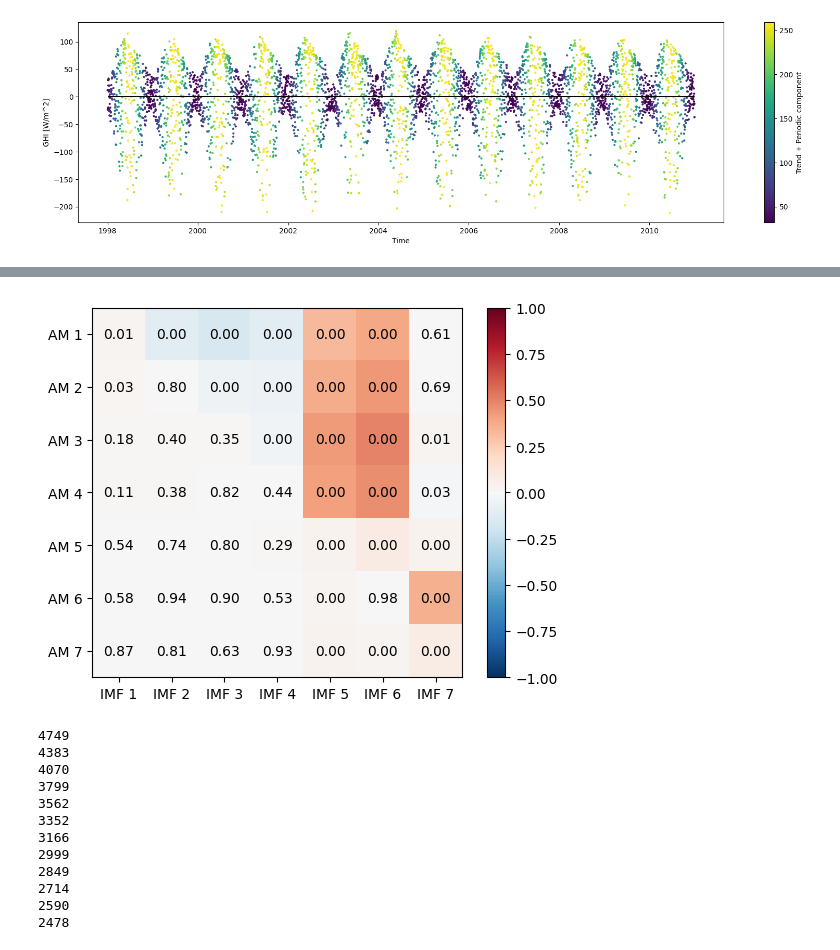
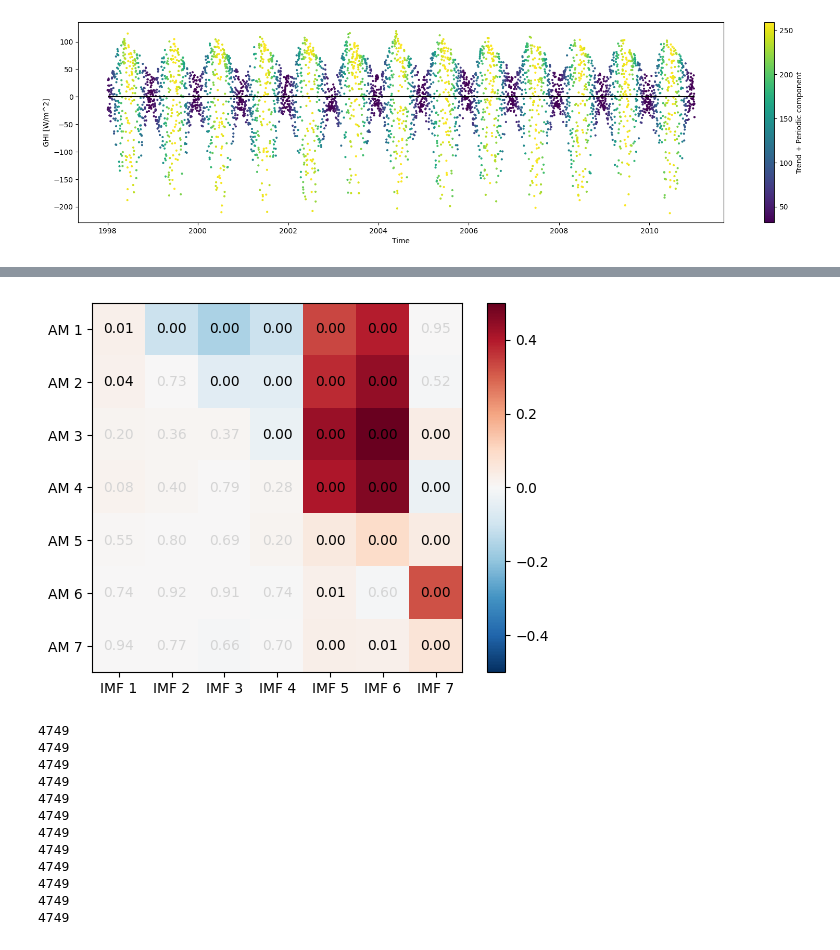
Before and after one commit to MariusAlonso/MVA-TS-Intrinsic-Timescales-Surface-Solar-Irradiance, a Jupyter notebook: main.ipynb, the cells around one changed output, grey strips where cells are left out. Drawn from its saved outputs; the diff is of its cells as text; code cells hidden in the pictures.

Commit message:
compared stats SSI - river flow

```diff
--- a/main.ipynb
+++ b/main.ipynb
@@ -350,23 +350,23 @@ plt.show()
 # %%
 # Compute Kendall's taucorrelation matrix between IA and IMFs
 from scipy.stats import kendalltau
 
 taus = np.zeros((imf.shape[1], imf.shape[1]))
 ps = np.zeros((imf.shape[1], imf.shape[1]))
 for i in range(imf.shape[1]):
     for j in range(imf.shape[1]):
         tau, p = kendalltau(IA[:, i], imf[:, j])
         taus[i, j] = tau
         ps[i, j] = p
 
 # Plot the correlation matrix as a heatmap (p values are written in the cells)
-plt.imshow(taus, cmap="RdBu_r", vmin=-1, vmax=1)
+plt.imshow(taus, cmap="RdBu_r", vmin=-0.5, vmax=0.5)
 for i in range(imf.shape[1]):
     for j in range(imf.shape[1]):
-        plt.text(j, i, "%.2f" % ps[i, j], ha="center", va="center")
+        plt.text(j, i, "%.2f" % ps[i, j], ha="center", va="center", color="#000000" if ps[i, j] < 0.05 else "#d4d4d4")
 plt.xticks(np.arange(imf.shape[1]), ["IMF %d" % (i + 1) for i in range(imf.shape[1])])
 plt.yticks(np.arange(imf.shape[1]), ["AM %d" % (i + 1) for i in range(imf.shape[1])])
 plt.colorbar()
 plt.show()
 # %% [output]
-[figure, old version]
+[figure, new version]
@@ -373,29 +381,41 @@ plt.show()
 # %%
+from statsmodels.stats.weightstats import DescrStatsW
+
 resample_rates = np.arange(24, 48, 2)
 freq_edges, freq_centres = emd.spectra.define_hist_bins(1/1000, 1/2, 200, 'log')
 SWMFs = np.zeros((len(resample_rates), 7))
+SWUQs = np.zeros((len(resample_rates), 7))
+SWLQs = np.zeros((len(resample_rates), 7))
 for i_rr, rr in enumerate(resample_rates):
     freq_ratio = 24 / rr
-    ds_resampled = ds["GHI"].resample(time="{}H".format(rr)).reduce(
-        lambda x, axis: np.nanmean(x) if np.isnan(x).sum() < 0.2 * len(x) else np.nan
-    )
-    ds_resampled = ds_resampled.interpolate_na(dim="time", method="linear")
-    print(len(ds_resampled))
-    imf = emd.sift.ensemble_sift(ds_resampled.values, max_imfs=7, nensembles=1024, nprocesses=32, ensemble_noise=4)
+    # ds_resampled_2 = ds["GHI"].resample(time="{}H".format(rr)).reduce(
+    #     lambda x, axis: np.nanmean(x) if np.isnan(x).sum() < 0.2 * len(x) else np.nan
+    # )
+    # ds_resampled_2 = ds_resampled.interpolate_na(dim="time", method="linear").values
+    ds_resampled_2 = resample_float_rate_linear_interp(
+        np.arange(len(ds_resampled)),
+        ds_resampled.values,
+        rr / 24
+    )[1]
+    print(len(ds_resampled_2))
+    imf = emd.sift.ensemble_sift(ds_resampled_2, max_imfs=7, nensembles=1024, nprocesses=32, ensemble_noise=4)
     IP, IF, IA = emd.spectra.frequency_transform(imf, 1, 'hilbert')
     f, hht = emd.spectra.hilberthuang(IF, IA, freq_edges, mode='amplitude', sum_time=True, sum_imfs=False)
-    SWMFs[i_rr, :] = freq_ratio * np.sum(hht * f[:, None], axis=0) / np.sum(hht, axis=0)
+    ws = [DescrStatsW(freq_ratio * f, weights=hht[:, i]) for i in range(hht.shape[1])]
+    SWMFs[i_rr, :] = np.array([w.mean for w in ws])
+    SWUQs[i_rr, :] = np.array([w.quantile([0.75], return_pandas=False)[0] for w in ws])
+    SWLQs[i_rr, :] = np.array([w.quantile([0.25], return_pandas=False)[0] for w in ws])
 # %% [output]
 4749
-4383
-4070
-3799
-3562
-3352
-3166
-2999
-2849
-2714
-2590
-2478
+4749
+4749
+4749
+4749
+4749
+4749
+4749
+4749
+4749
+4749
+4749
 # %%
```
Also changed, not shown: parts of 9 cells of this notebook, 1 other file.
